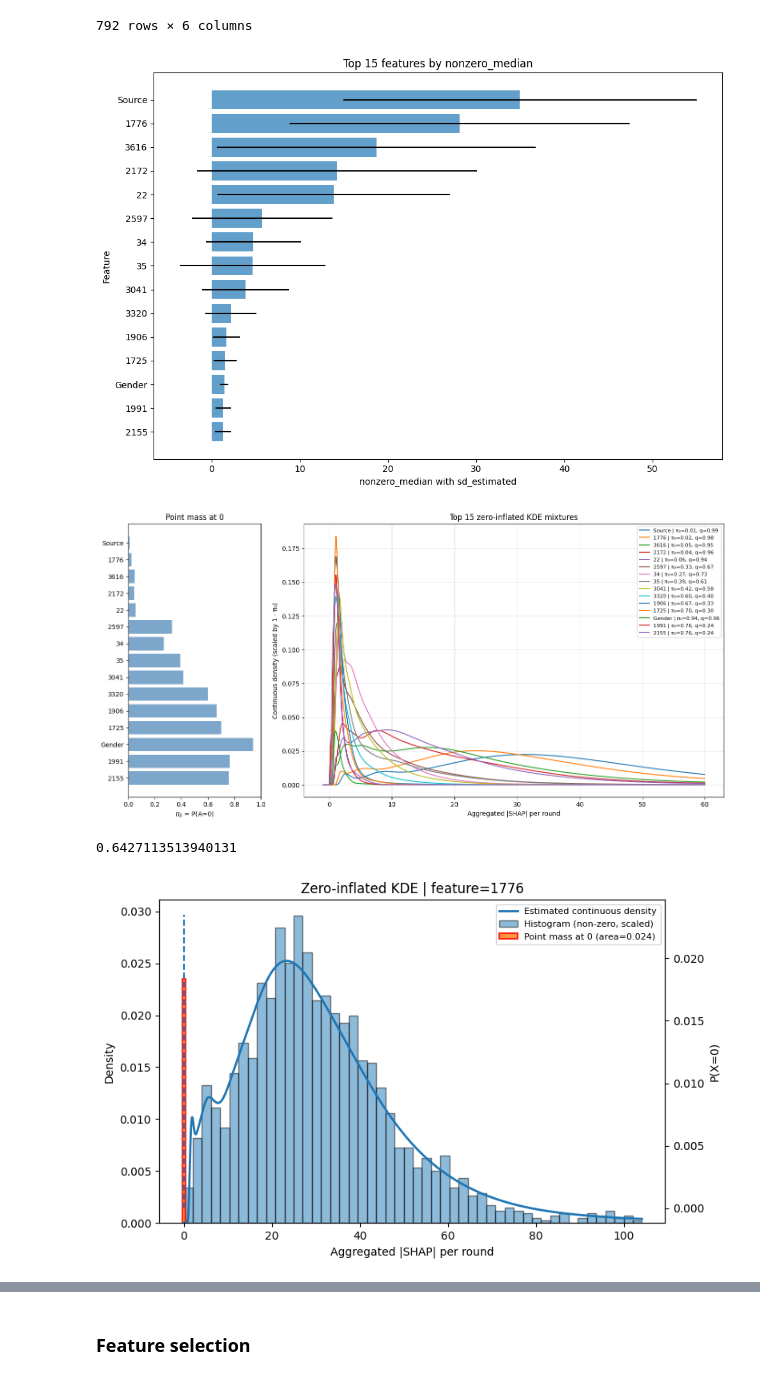
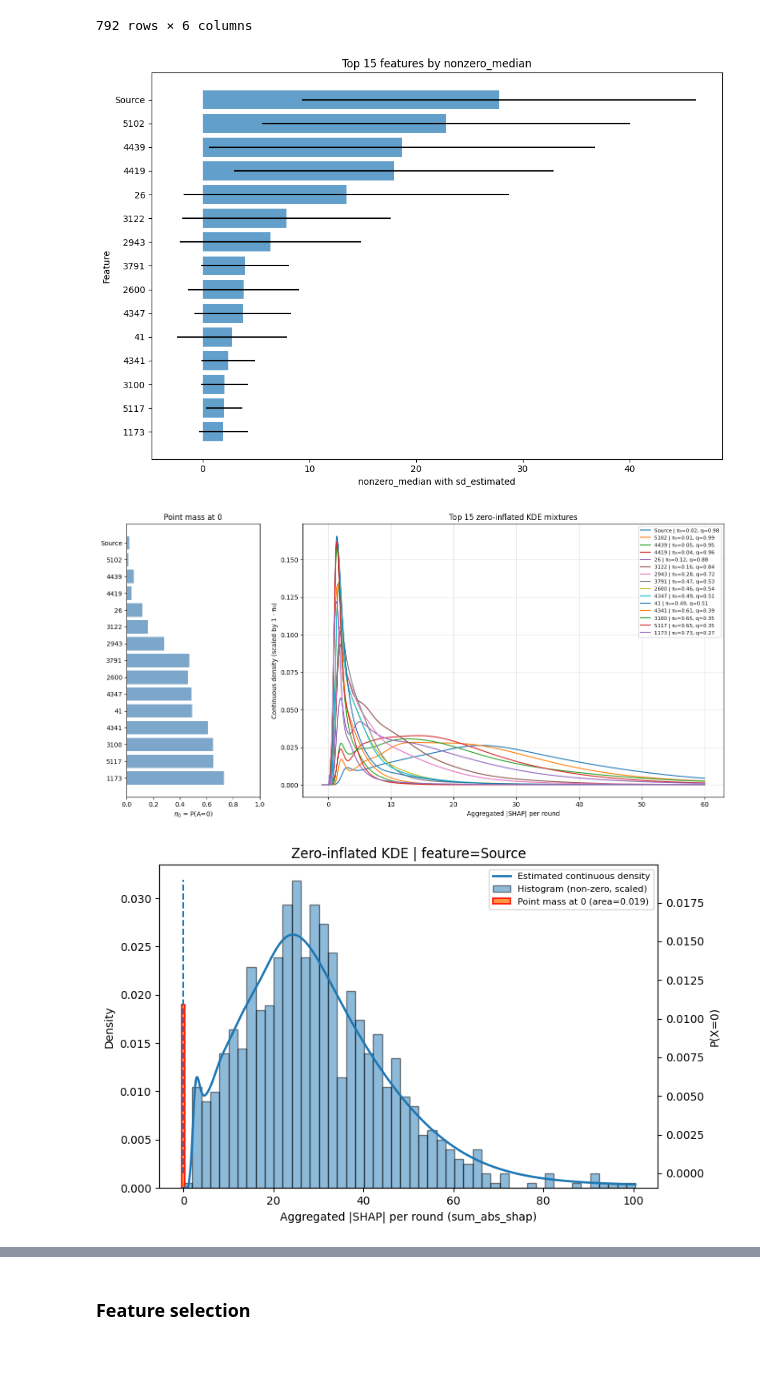
Before and after one commit to Lanxin-Xiang/RobustSHAP, a Jupyter notebook: golub_kernel.ipynb, the cells around one changed output, grey strips where cells are left out. Cells and saved outputs as stored; diff of their text form; code cells hidden in the pictures.

```diff
--- a/golub_kernel.ipynb
+++ b/golub_kernel.ipynb
@@ -149,7 +158,7 @@ X_gene_standardized[gene_cols] = scaler_genes.fit_transform(X_gene_standardized[
 # %% [markdown]
 ### Clustering
 # %%
-correlation_threshold = 0.6
+correlation_threshold = 0.7
 # %%
 # --- Build distance matrix from absolute correlation ---
 abs_corr = X_gene_standardized.corr(method='pearson').abs()
@@ -1540,6 +1895,6 @@ RESULTS TABLE (SHAP-based Feature Selection):
 
 ✓ SHAP-based feature selection analysis complete!
 # %%
-X_xgb = X_grouped[shap_feature_ranking['feature'].head(36)]
+X_xgb = X_grouped[shap_feature_ranking['feature'].head(51)]
 # %% [markdown]
 ### Bootstrap
@@ -1552,10 +1901,10 @@ xgb_wrapper = create_model_wrapper(
 # %%
-xgb_boot_results = boot_multi_repeat_inference_keep_all(
+xgb_boot_results = boot_multi_repeat_inference_keep_feature(
     X=X_xgb,  # Use preprocessed data with one-hot encoded categoricals
     y=y,
     inner_variance="permutation",
     task="binary",
-    n_bootstrap=2000,  # Fewer bootstraps for speed with MLP
+    n_bootstrap=1000,  # Fewer bootstraps for speed with MLP
     b_model=1,       # Fewer models per bootstrap
     zero_tol=1e-8,
     params=binary_params,
@@ -1622,7 +1965,7 @@ xgb_boot_results[0]
 | 791 | 69 | 840 | 0.000000 | 0 | 0 | 0 |
 792 rows × 6 columns
 # %%
-xgb_feature_kde = estimate_feature_level_mixture(
+xgb_feature_kde = estimate_feature_level_mixture_preagg(
     boot_results=xgb_boot_results,
     kernel="gaussian",
 )
@@ -1633,7 +1976,7 @@ top_with_error = plot_top_feature_with_error(
     score_col="nonzero_median",
 )
 # %% [output]
-[figure, old version]
+[figure, new version]
 # %%
 lgb_top = plot_top_feature_density(
     xgb_feature_kde,
@@ -1644,17 +1987,13 @@ lgb_top = plot_top_feature_density(
     x_max=60
 )
 # %% [output]
-[figure, old version]
+[figure, new version]
-# %%
-np.corrcoef(X_grouped['1776'], X_grouped['3616'])[0, 1]
-# %% [output]
-0.6427113513940131
 # %%
-plot_feature_level_kde_with_hist(
+plot_feature_level_kde_with_hist_preagg(
     feature_level_df=xgb_feature_kde,
     boot_results=xgb_boot_results,
-    feature="1776",
+    feature="Source",
     bins = 50
 )
 # %% [output]
-[figure, old version]
+[figure, new version]
```
Also changed, not shown: parts of 65 cells of this notebook, 6 other files.
